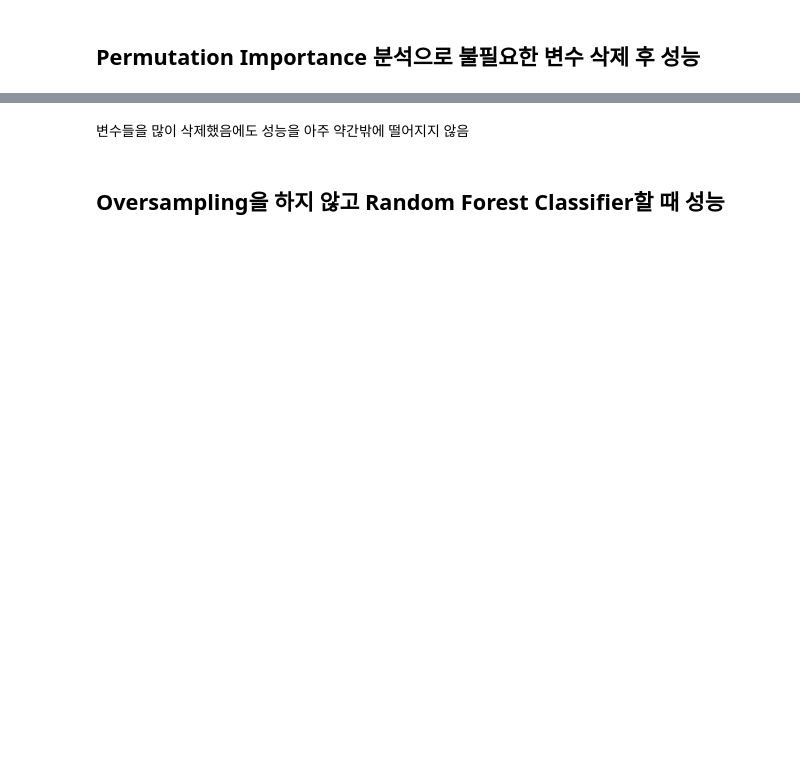
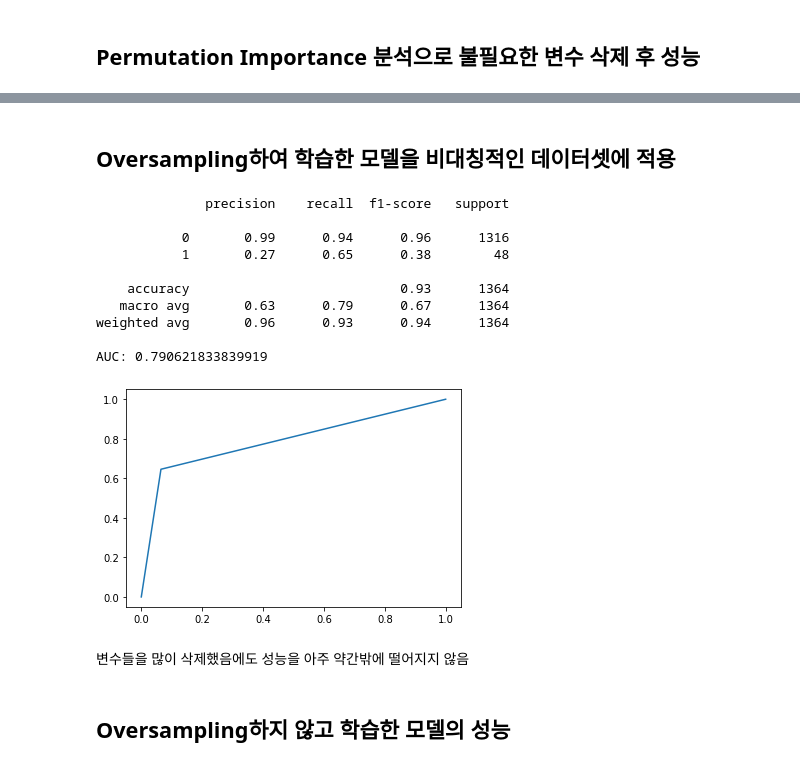
Before and after one commit to 94spinoza/Code-Blocks, a Jupyter notebook: Company_Bankruptcy_Prediction.ipynb, the cells around one changed output, grey strips where cells are left out. Cells and saved outputs as stored; diff of their text form; code cells hidden in the pictures; blank space fills up the shorter version.

```diff
--- a/Company_Bankruptcy_Prediction.ipynb
+++ b/Company_Bankruptcy_Prediction.ipynb
@@ -301,6 +308,38 @@ AUC: 0.9726350725408217
+# %% [markdown]
+## Oversampling하여 학습한 모델을 비대칭적인 데이터셋에 적용
+# %%
+X_test = df_test.drop(labels=[target], axis=1)
+X_test_selected = X_test[features]
+y_test = df_test[target]
+
+## Confusion Matrix 출력
+y_test_selected_pred = pipe_sel.predict(X_test_selected)
+print(classification_report(y_test, y_test_selected_pred))
+
+## ROC Curve 활용
+fpr, tpr, thresholds = roc_curve(y_test, y_test_selected_pred, pos_label = 1)
+
+# ROC curve
+plt.plot(fpr,tpr)
+
+# AUC
+auc = np.trapz(tpr,fpr)
+print("AUC:",auc)
+# %% [output]
+              precision    recall  f1-score   support
+
+           0       0.99      0.94      0.96      1316
+           1       0.27      0.65      0.38        48
+
+    accuracy                           0.93      1364
+   macro avg       0.63      0.79      0.67      1364
+weighted avg       0.96      0.93      0.94      1364
+
+AUC: 0.790621833839919
+[figure, added]
 # %% [markdown]
 변수들을 많이 삭제했음에도 성능을 아주 약간밖에 떨어지지 않음
-# %% [markdown]
-## Oversampling을 하지 않고 Random Forest Classifier할 때 성능
+# %% [markdown]
+## Oversampling하지 않고 학습한 모델의 성능
 # %%
 ## 원래 데이터에 모델 대입해보기
```
Also changed, not shown: parts of 18 cells of this notebook.
